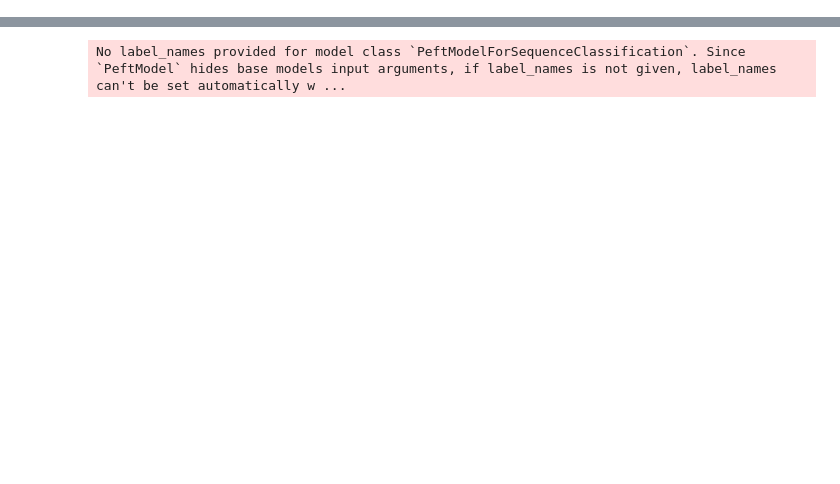
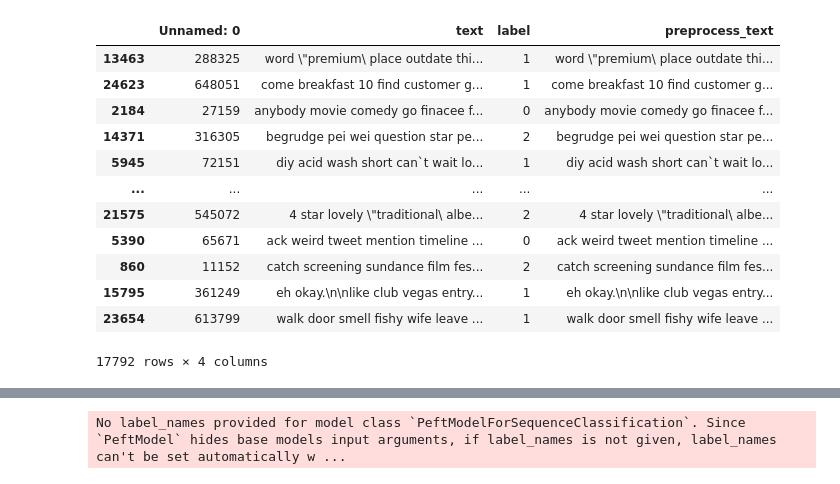
Before and after one commit to kevin000001505/Skynet, a Jupyter notebook: test_bert.ipynb, the cells around one changed output, grey strips where cells are left out. Saved outputs shown, nothing was run; the diff lists cells and outputs as text; code cells hidden in the pictures; blank space fills up the shorter version.

```diff
--- a/test_bert.ipynb
+++ b/test_bert.ipynb
@@ -7,19 +25,29 @@ from peft import get_peft_model, LoraConfig, TaskType
 # %%
-df_train = pd.read_csv("data/train.csv", encoding='ISO-8859-1')
-df_train.dropna(subset=['text', 'sentiment'], inplace=True)
-df_test = pd.read_csv("data/test.csv", encoding='ISO-8859-1')
-df_test.dropna(subset=['text', 'sentiment'], inplace=True)
+df_train, df_test = train_test_split(df, test_size=0.3, shuffle=True)
 
 # Ensure text data is a list of strings and drop missing values
-df_train['text'] = df_train['text'].astype(str)
-df_test['text'] = df_test['text'].astype(str)
+df_train['text'] = df_train['preprocess_text'].astype(str)
+df_test['text'] = df_test['preprocess_text'].astype(str)
 
-df_train = df_train.rename(columns={'sentiment': 'label'})
-df_test = df_test.rename(columns={'sentiment': 'label'})
-
-df_train['label'] = df_train['label'].apply(lambda x: 2 if x == 'positive' else 1 if x == 'neutral' else 0)
-df_test['label'] = df_test['label'].apply(lambda x: 2 if x == 'positive' else 1 if x == 'neutral' else 0)
-
+# Ensure text is lowercase
+df_train['text'] = df_train['text'].str.lower()
+df_test['text'] = df_test['text'].str.lower()
 
 df_train['label'] = df_train['label'].astype(int)
 df_test['label'] = df_test['label'].astype(int)
+# %%
+df_train
+# %% [output]
+|  | Unnamed: 0 | text | label | preprocess_text |
+| 13463 | 288325 | word \"premium\ place outdate thi... | 1 | word \"premium\ place outdate thi... |
+| 24623 | 648051 | come breakfast 10 find customer g... | 1 | come breakfast 10 find customer g... |
+| 2184 | 27159 | anybody movie comedy go finacee f... | 0 | anybody movie comedy go finacee f... |
+| 14371 | 316305 | begrudge pei wei question star pe... | 2 | begrudge pei wei question star pe... |
+| 5945 | 72151 | diy acid wash short can`t wait lo... | 1 | diy acid wash short can`t wait lo... |
+| ... | ... | ... | ... | ... |
+| 21575 | 545072 | 4 star lovely \"traditional\ albe... | 2 | 4 star lovely \"traditional\ albe... |
+| 5390 | 65671 | ack weird tweet mention timeline ... | 0 | ack weird tweet mention timeline ... |
+| 860 | 11152 | catch screening sundance film fes... | 2 | catch screening sundance film fes... |
+| 15795 | 361249 | eh okay.\n\nlike club vegas entry... | 1 | eh okay.\n\nlike club vegas entry... |
+| 23654 | 613799 | walk door smell fishy wife leave ... | 1 | walk door smell fishy wife leave ... |
+17792 rows × 4 columns
```
Also changed, not shown: parts of 11 cells of this notebook, 8 other files.
